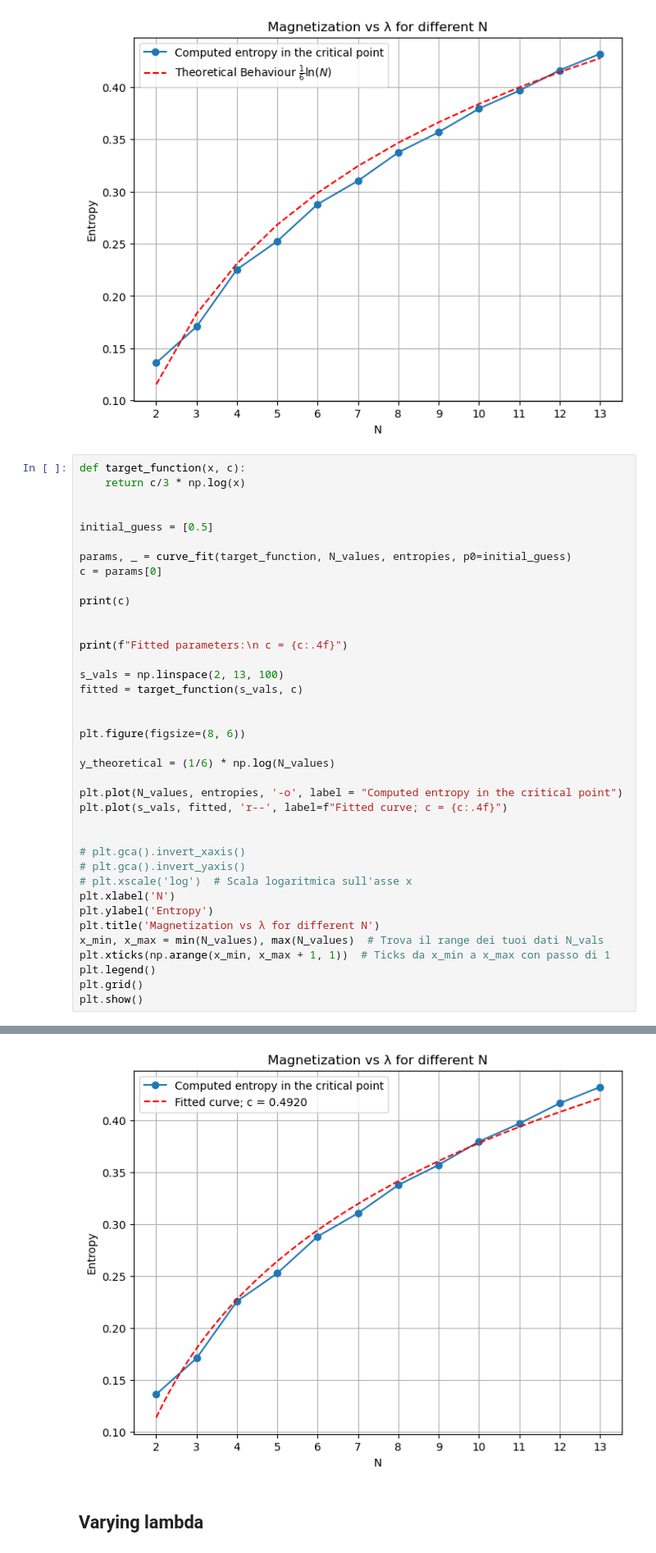
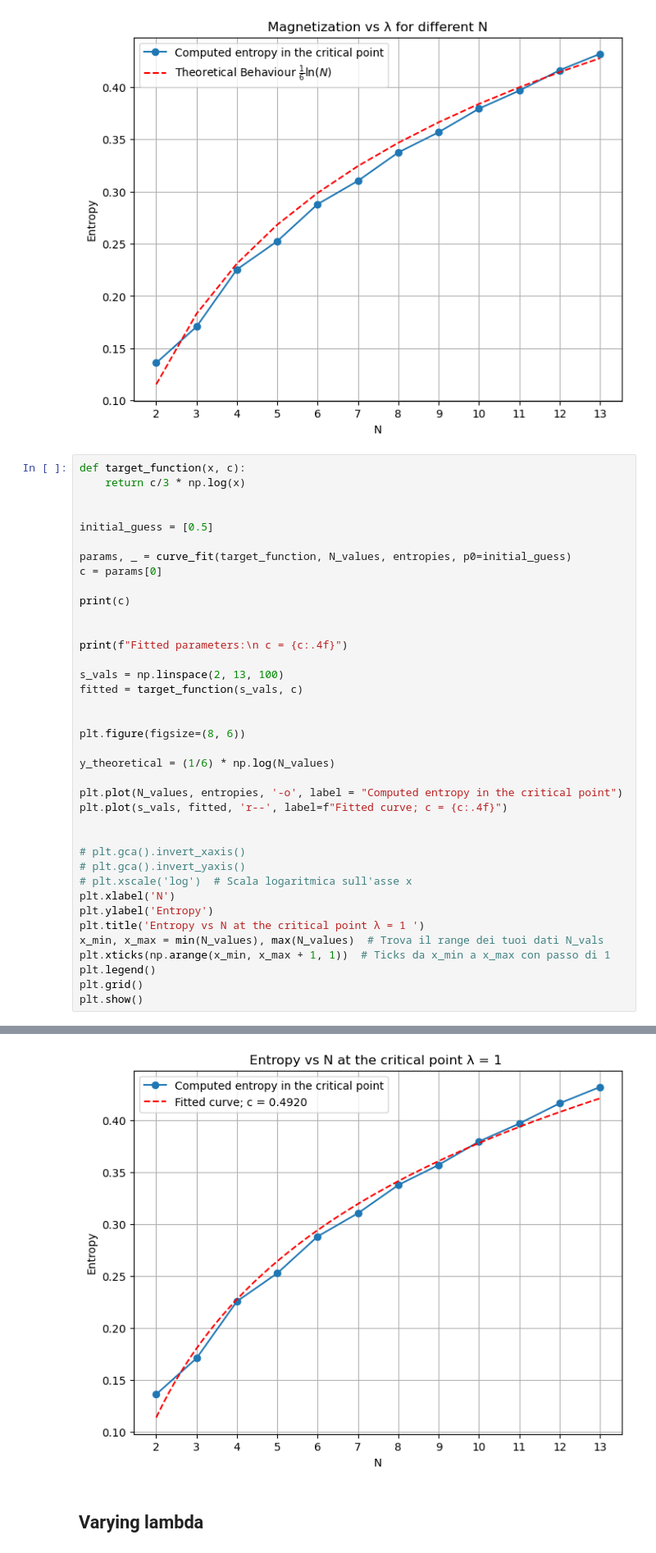
Before and after one commit to sdracia/QIC, a Jupyter notebook: 07_Assignement/entropy.ipynb, the cells around one changed output, grey strips where cells are left out. Shown: that part at 82% size. Drawn from its saved outputs; the diff is of its cells as text.

```diff
--- a/07_Assignement/entropy.ipynb
+++ b/07_Assignement/entropy.ipynb
@@ -73,7 +73,7 @@ plt.plot(s_vals, fitted, 'r--', label=f"Fitted curve; c = {c:.4f}")
 # plt.xscale('log')  # Scala logaritmica sull'asse x
 plt.xlabel('N')
 plt.ylabel('Entropy')
-plt.title('Magnetization vs λ for different N')
+plt.title('Entropy vs N at the critical point λ = 1 ')
 x_min, x_max = min(N_values), max(N_values)  # Trova il range dei tuoi dati N_vals
 plt.xticks(np.arange(x_min, x_max + 1, 1))  # Ticks da x_min a x_max con passo di 1
 plt.legend()
@@ -84,6 +84,6 @@ plt.show()
 Fitted parameters:
  c = 0.4920
-[figure, old version]
+[figure, new version]
 # %% [markdown]
 ## Varying lambda
 # %% [markdown]
```
Also changed, not shown: parts of 3 cells of this notebook, 10 other files.
